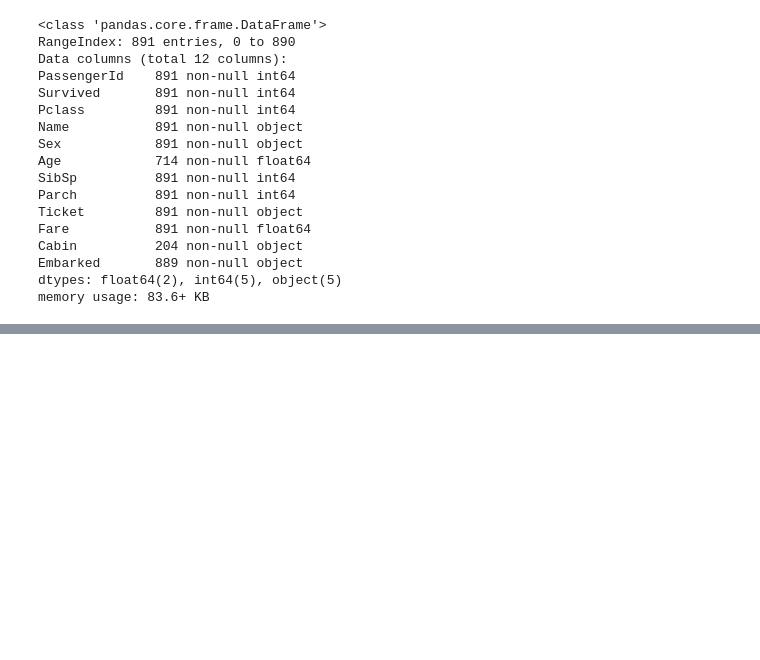
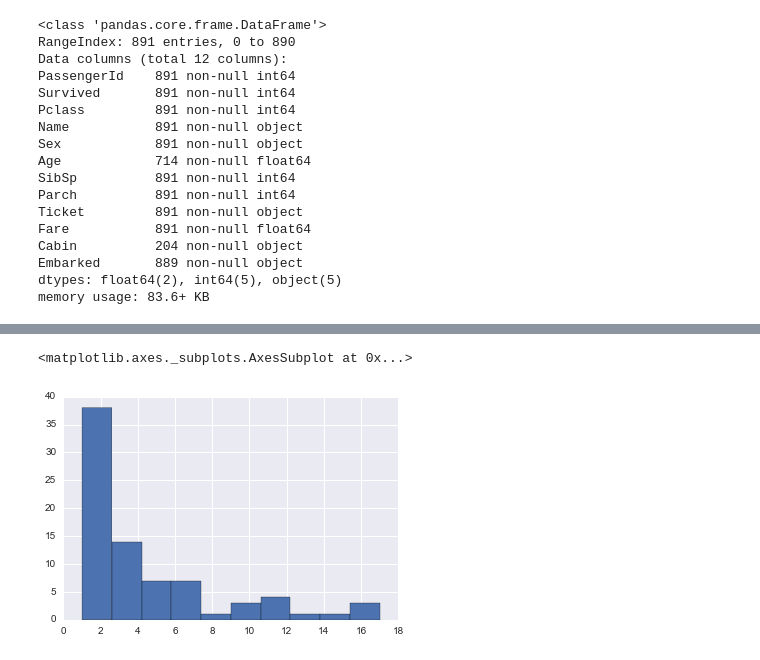
Before and after one commit to rogotulka/titanic, a Jupyter notebook: titanic_pred.ipynb, the cells around one changed output, grey strips where cells are left out. Drawn from its saved outputs; the diff is of its cells as text; code cells hidden in the pictures; blank space fills up the shorter version.

```diff
--- a/titanic_pred.ipynb
+++ b/titanic_pred.ipynb
@@ -55,0 +68,5 @@ memory usage: 83.6+ KB
+# %%
+df_test['Age'].value_counts().hist()
+# %% [output]
+<matplotlib.axes._subplots.AxesSubplot at 0x...>
+[figure, added]
```
Also changed, not shown: parts of 32 cells of this notebook.
